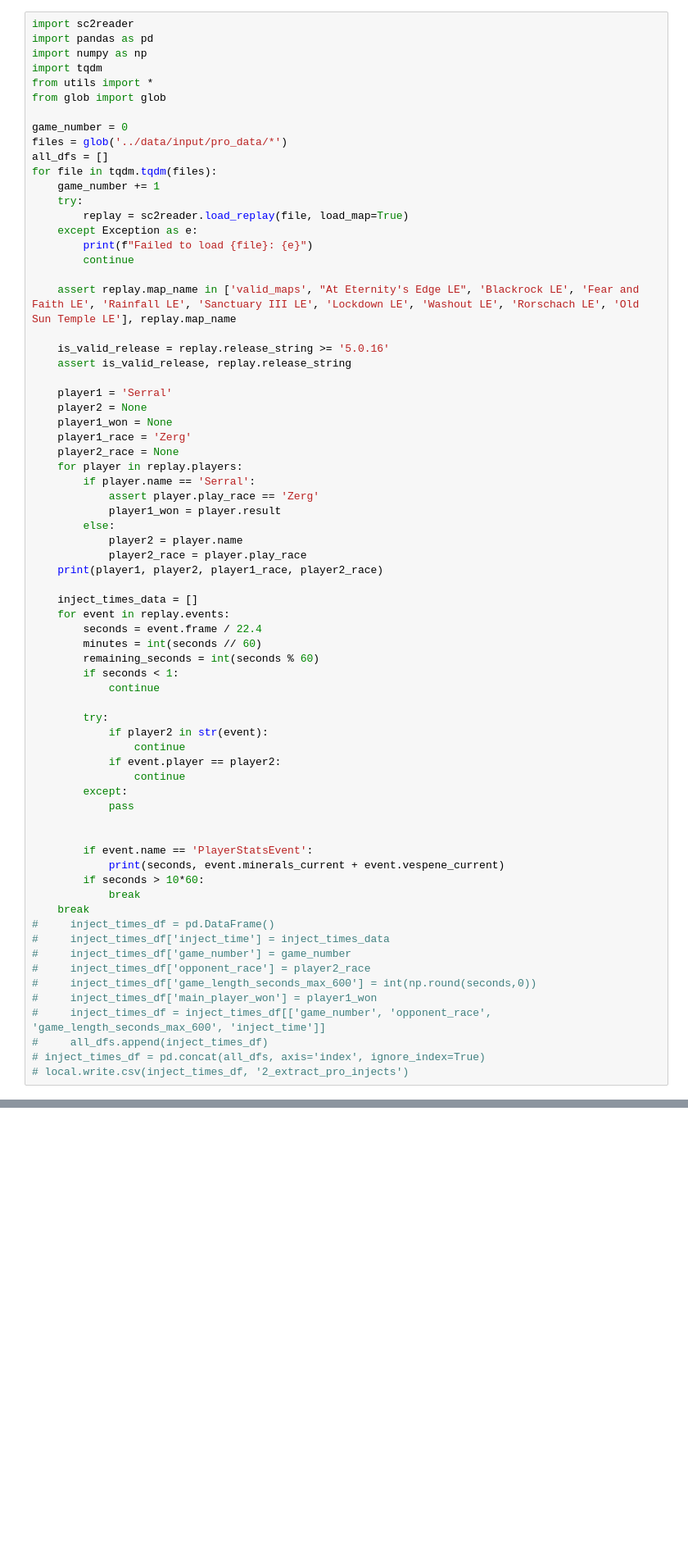
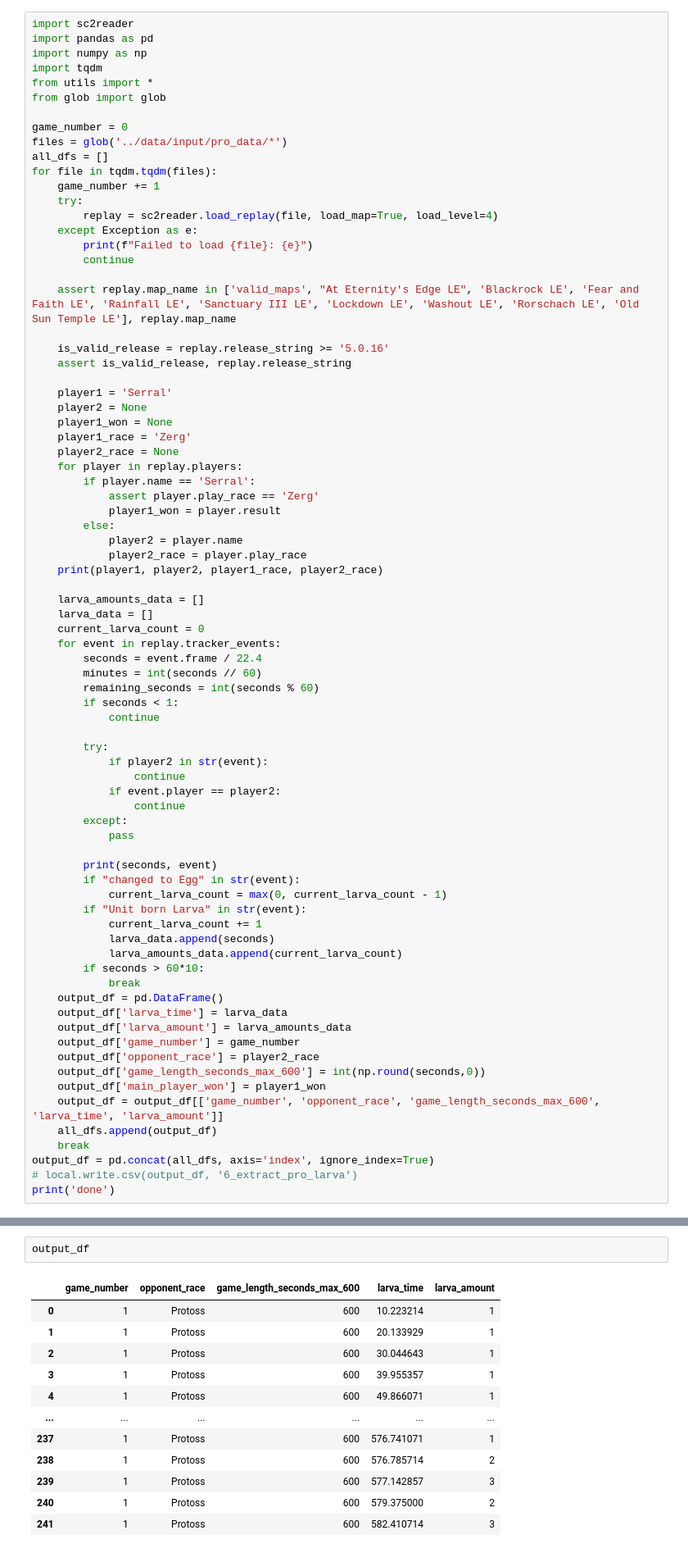
Before and after one commit to Peter-32/benchmark, a Jupyter notebook: notebooks/development.ipynb, the cells around one changed output, grey strips where cells are left out. Shown at 82% size. Cells and saved outputs as stored; diff of their text form; blank space fills up the shorter version.

```diff
--- a/notebooks/development.ipynb
+++ b/notebooks/development.ipynb
@@ -12,7 +12,7 @@ all_dfs = []
 for file in tqdm.tqdm(files):
     game_number += 1
     try:
-        replay = sc2reader.load_replay(file, load_map=True)
+        replay = sc2reader.load_replay(file, load_map=True, load_level=4)
     except Exception as e:
         print(f"Failed to load {file}: {e}")
         continue
@@ -36,8 +36,10 @@ for file in tqdm.tqdm(files):
             player2_race = player.play_race
     print(player1, player2, player1_race, player2_race)
 
-    inject_times_data = []
-    for event in replay.events:
+    larva_amounts_data = []
+    larva_data = []
+    current_larva_count = 0
+    for event in replay.tracker_events:
         seconds = event.frame / 22.4
         minutes = int(seconds // 60)
         remaining_seconds = int(seconds % 60)
@@ -52,21 +54,27 @@ for file in tqdm.tqdm(files):
         except:
             pass
 
-
-        if event.name == 'PlayerStatsEvent':
-            print(seconds, event.minerals_current + event.vespene_current)
-        if seconds > 10*60:
+        print(seconds, event)
+        if "changed to Egg" in str(event):
+            current_larva_count = max(0, current_larva_count - 1)
+        if "Unit born Larva" in str(event):
+            current_larva_count += 1
+            larva_data.append(seconds)
+            larva_amounts_data.append(current_larva_count)
+        if seconds > 60*10:
             break
+    output_df = pd.DataFrame()
+    output_df['larva_time'] = larva_data
+    output_df['larva_amount'] = larva_amounts_data
+    output_df['game_number'] = game_number
+    output_df['opponent_race'] = player2_race
+    output_df['game_length_seconds_max_600'] = int(np.round(seconds,0))
+    output_df['main_player_won'] = player1_won
+    output_df = output_df[['game_number', 'opponent_race', 'game_length_seconds_max_600', 'larva_time', 'larva_amount']]
+    all_dfs.append(output_df)
     break
-#     inject_times_df = pd.DataFrame()
-#     inject_times_df['inject_time'] = inject_times_data
-#     inject_times_df['game_number'] = game_number
-#     inject_times_df['opponent_race'] = player2_race
-#     inject_times_df['game_length_seconds_max_600'] = int(np.round(seconds,0))
-#     inject_times_df['main_player_won'] = player1_won
-#     inject_times_df = inject_times_df[['game_number', 'opponent_race', 'game_length_seconds_max_600', 'inject_time']]
-#     all_dfs.append(inject_times_df)
-# inject_times_df = pd.concat(all_dfs, axis='index', ignore_index=True)
-# local.write.csv(inject_times_df, '2_extract_pro_injects')
+output_df = pd.concat(all_dfs, axis='index', ignore_index=True)
+# local.write.csv(output_df, '6_extract_pro_larva')
+print('done')
 # %% [output]
 Serral Geralt Zerg Protoss
@@ -88,0 +97,15 @@ Serral Geralt Zerg Protoss
+# %%
+output_df
+# %% [output]
+|  | game_number | opponent_race | game_length_seconds_max_600 | larva_time | larva_amount |
+| 0 | 1 | Protoss | 600 | 10.223214 | 1 |
+| 1 | 1 | Protoss | 600 | 20.133929 | 1 |
+| 2 | 1 | Protoss | 600 | 30.044643 | 1 |
+| 3 | 1 | Protoss | 600 | 39.955357 | 1 |
+| 4 | 1 | Protoss | 600 | 49.866071 | 1 |
+| ... | ... | ... | ... | ... | ... |
+| 237 | 1 | Protoss | 600 | 576.741071 | 1 |
+| 238 | 1 | Protoss | 600 | 576.785714 | 2 |
+| 239 | 1 | Protoss | 600 | 577.142857 | 3 |
+| 240 | 1 | Protoss | 600 | 579.375000 | 2 |
+| 241 | 1 | Protoss | 600 | 582.410714 | 3 |
```
Also changed, not shown: parts of 2 cells of this notebook, 4 other files.
